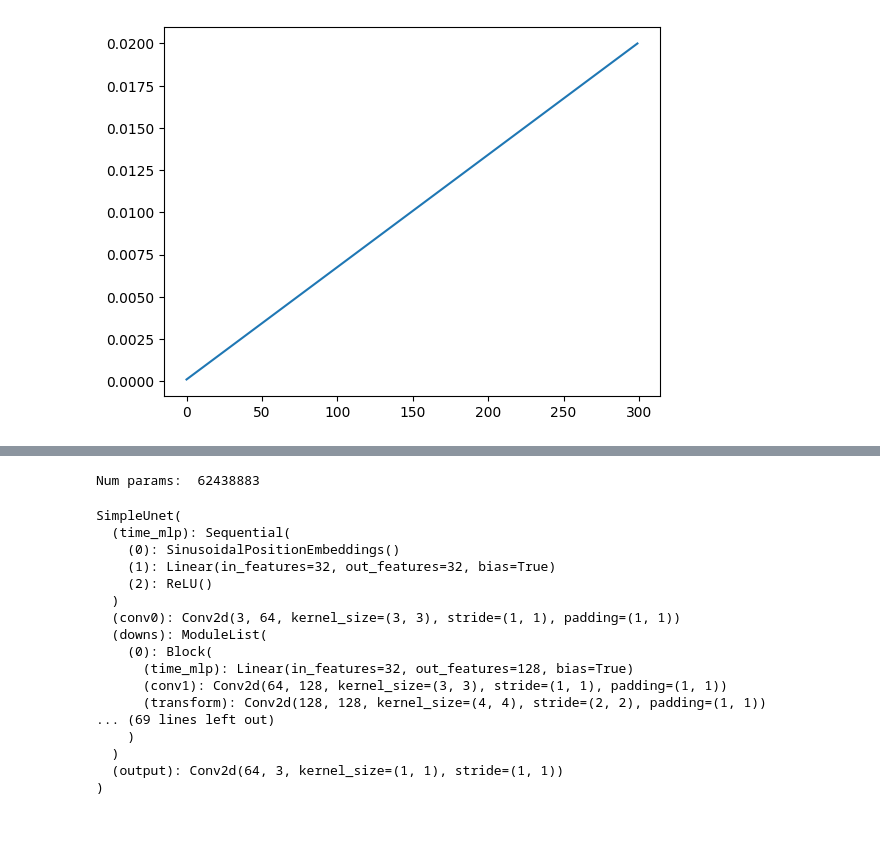
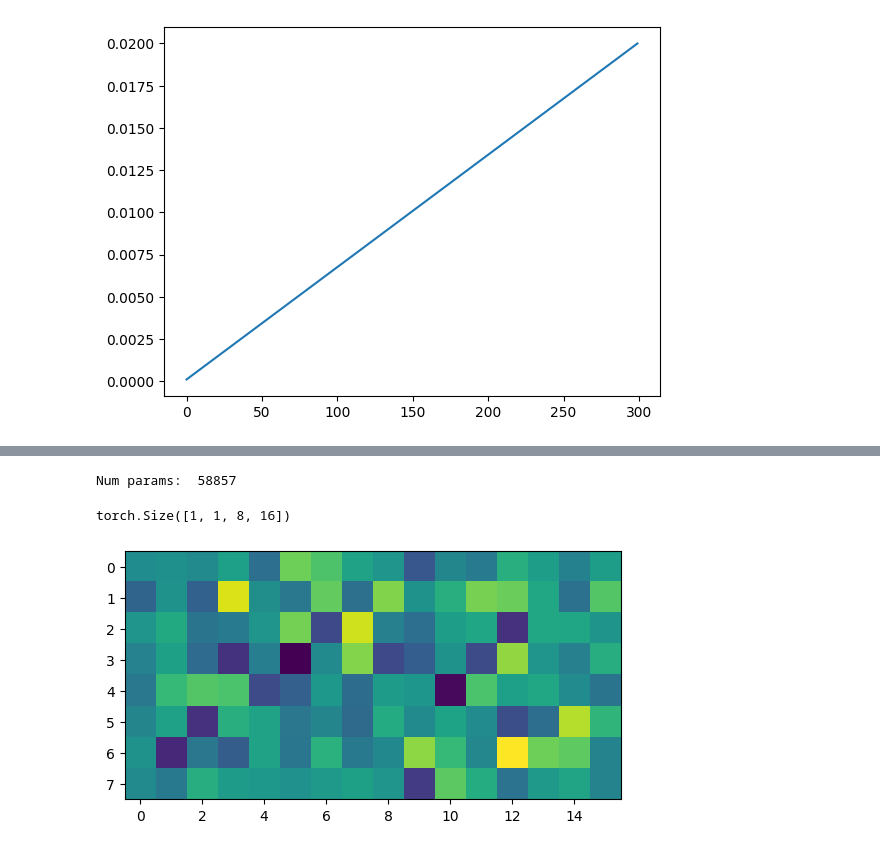
Before and after one commit to pvwoods/dl-experiments, a Jupyter notebook: karpathy/diffusion_experiments.ipynb, the cells around one changed output, grey strips where cells are left out. Cells and saved outputs as stored; diff of their text form; code cells hidden in the pictures.

```diff
--- a/karpathy/diffusion_experiments.ipynb
+++ b/karpathy/diffusion_experiments.ipynb
@@ -139,7 +139,10 @@ class Block(nn.Module):
 
     def forward(self, x, t, ):
         # First Conv
-        h = self.bnorm1(self.relu(self.conv1(x)))
+        c = self.conv1(x)
+        r = self.relu(c)
+        #print(r.shape)
+        h = self.bnorm1(r)
         # Time embedding
         time_emb = self.relu(self.time_mlp(t))
         # Extend last 2 dimensions
@@ -171,13 +174,14 @@ class SimpleUnet(nn.Module):
     """
     A simplified variant of the Unet architecture.
     """
-    def __init__(self):
+    def __init__(self,
+                 image_channels = 3,
+                 out_dim=1,
+                 time_emb_dim=32,
+                 up_channels=(64, 128, 256, 512, 1024),
+                 down_channels=(1024, 512, 256, 128, 64)
+                ):
         super().__init__()
-        image_channels = 3
-        down_channels = (64, 128, 256, 512, 1024)
-        up_channels = (1024, 512, 256, 128, 64)
-        out_dim = 1
-        time_emb_dim = 32
 
         # Time embedding
         self.time_mlp = nn.Sequential(
@@ -198,7 +202,7 @@ class SimpleUnet(nn.Module):
                                         time_emb_dim, up=True) \
                     for i in range(len(up_channels)-1)])
 
-        self.output = nn.Conv2d(up_channels[-1], 3, out_dim)
+        self.output = nn.Conv2d(up_channels[-1], image_channels, out_dim)
 
     def forward(self, x, timestep):
         # Embedd time
@@ -213,32 +217,16 @@ class SimpleUnet(nn.Module):
         for up in self.ups:
             residual_x = residual_inputs.pop()
             # Add residual x as additional channels
+            #print('residual', x.shape, residual_x.shape)
             x = torch.cat((x, residual_x), dim=1)
             x = up(x, t)
         return self.output(x)
 
-model = SimpleUnet()
+channels = (8, 16, 32)
+model = SimpleUnet(up_channels=channels, down_channels=channels[::-1], image_channels=1, time_emb_dim=8)
 print("Num params: ", sum(p.numel() for p in model.parameters()))
-model
 # %% [output]
-Num params:  62438883
+Num params:  58857
-SimpleUnet(
-  (time_mlp): Sequential(
-    (0): SinusoidalPositionEmbeddings()
-    (1): Linear(in_features=32, out_features=32, bias=True)
-    (2): ReLU()
-  )
-  (conv0): Conv2d(3, 64, kernel_size=(3, 3), stride=(1, 1), padding=(1, 1))
-  (downs): ModuleList(
-    (0): Block(
-      (time_mlp): Linear(in_features=32, out_features=128, bias=True)
-      (conv1): Conv2d(64, 128, kernel_size=(3, 3), stride=(1, 1), padding=(1, 1))
-      (transform): Conv2d(128, 128, kernel_size=(4, 4), stride=(2, 2), padding=(1, 1))
-... (69 lines left out)
-    )
-  )
-  (output): Conv2d(64, 3, kernel_size=(1, 1), stride=(1, 1))
-)
 # %%
 def get_loss(model, x_0, t):
     x_noisy, noise = forward_diffusion_sample(x_0, t, device)
@@ -287,6 +275,20 @@ def sample_plot_image():
             plt.subplot(1, num_images, i/stepsize+1)
             show_tensor_image(img.detach().cpu())
     plt.show()
+# %%
+x_embedded[None,None,...].shape
+# %% [output]
+torch.Size([1, 1, 8, 16])
+# %%
+device = 'cpu'
+t = torch.randint(0, beta_timesteps, (1,), device=device).long()
+#print(x_embedded[None,None,...].shape)
+x_noisy, noise = forward_diffusion_sample(x_embedded[None,...], t, device)
+noise_pred = model(x_noisy, t)
+
+plt.imshow(noise_pred.squeeze().detach());
+# %% [output]
+[figure, added]
 # %%
 from torch.optim import Adam
 
```
Also changed, not shown: parts of 3 cells of this notebook.
